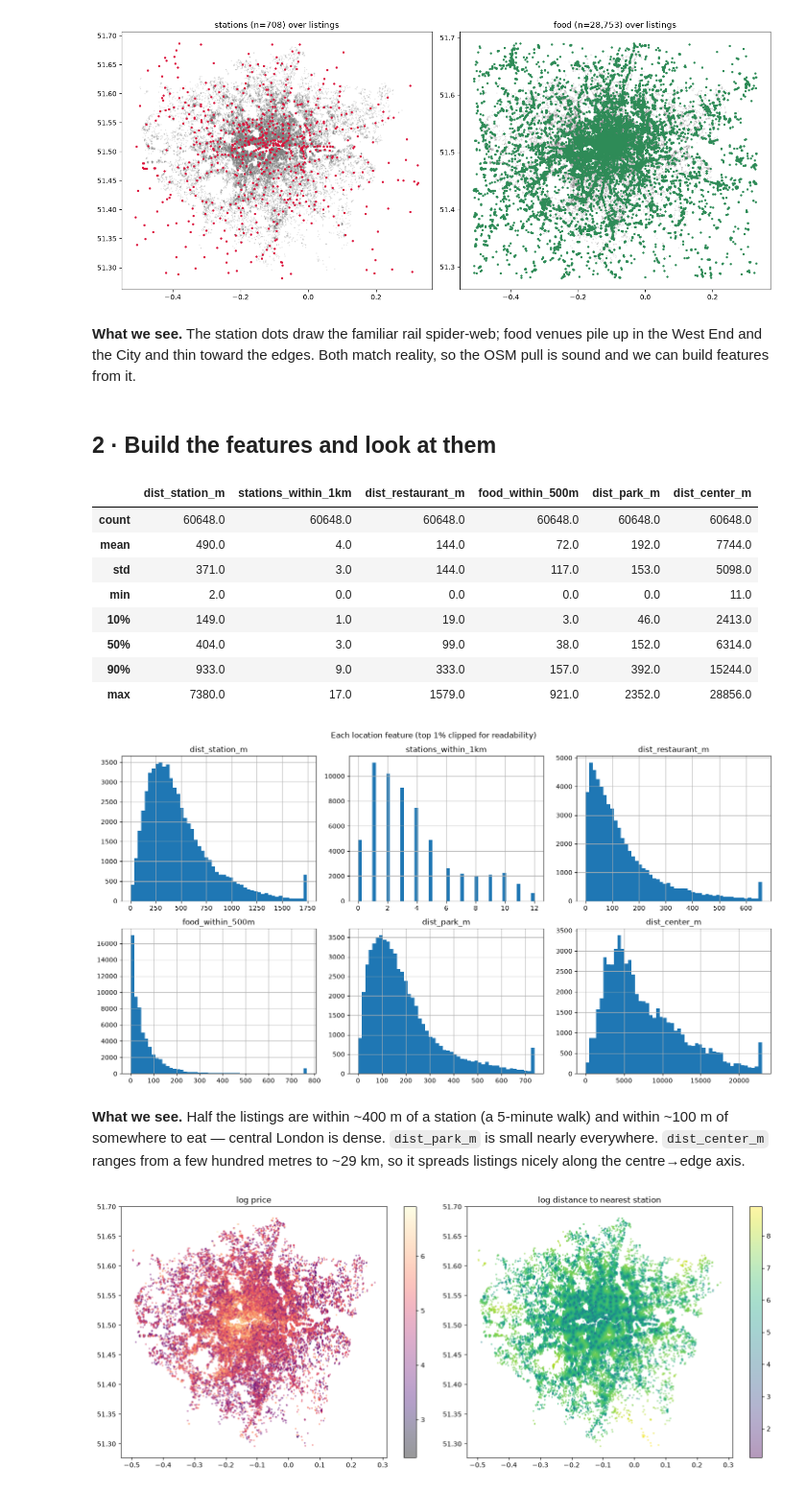
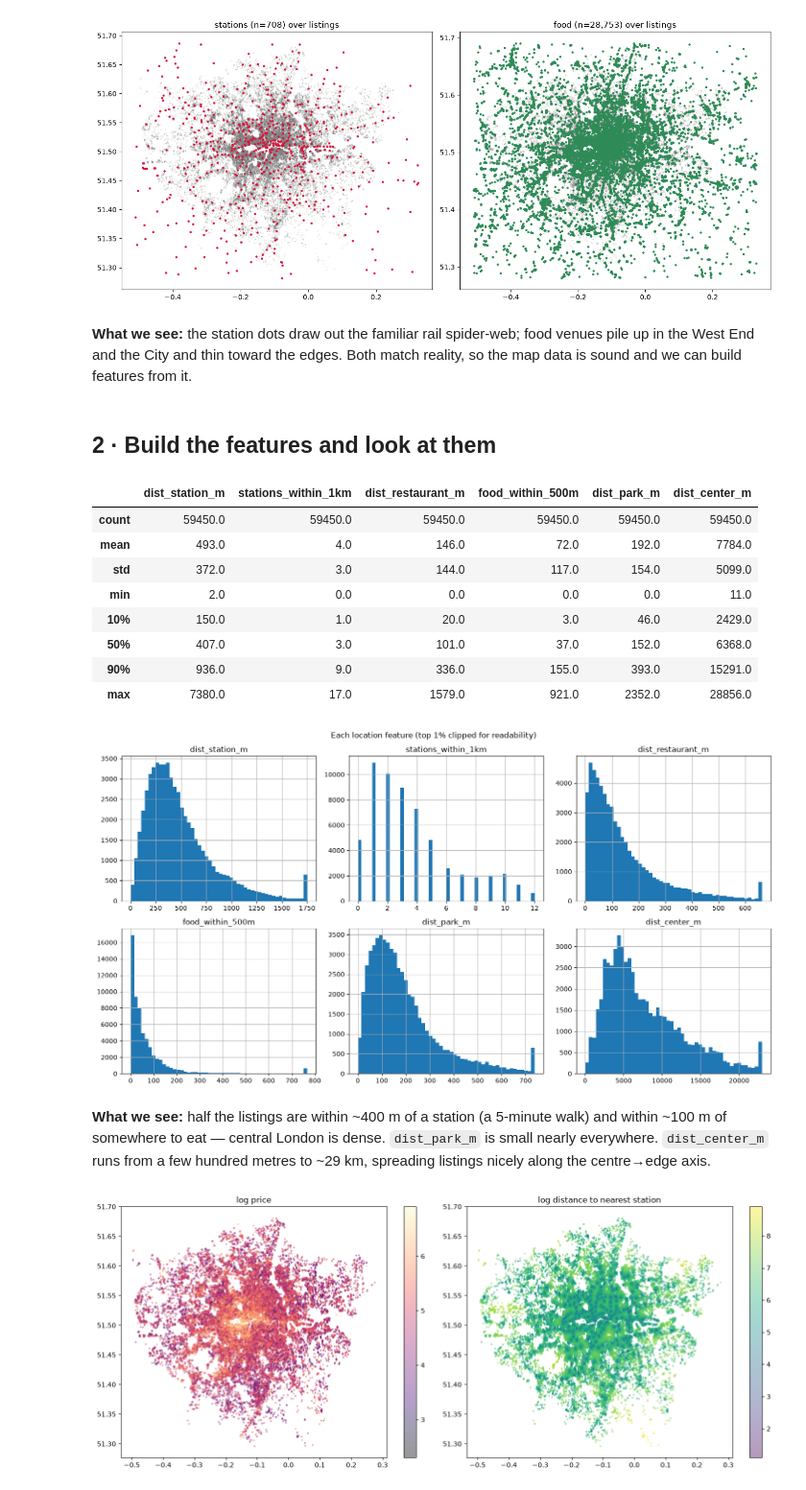
Before and after one commit to KevST14/london-rent-reality-check, a Jupyter notebook: notebooks/02_geo_features.ipynb, the cells around one changed output. Shown at 96% size. Cells and saved outputs as stored; diff of their text form; code cells hidden in the pictures.

```diff
--- a/notebooks/02_geo_features.ipynb
+++ b/notebooks/02_geo_features.ipynb
@@ -72,15 +104,19 @@ nonsense until I projected first.
 # %%
-import numpy as np
 import pandas as pd
-import matplotlib.pyplot as plt
 
 from londonrent.data import build_interim
-from londonrent.geo import fetch_pois, add_location_features, LOCATION_FEATURES
+from londonrent.features import collapse_property_type
+from londonrent.geo import LOCATION_FEATURES, add_location_features, fetch_pois
 
-# Same scope as notebook 01, so this experiment is on the data the model will use.
+# Same scope as the modelling notebooks: £10-1000/night, entire-home + private-room,
+# and drop the ~1,200 hotel rooms (they price like hotels, not homes - see nb 01/03).
 df = build_interim()
-df = df[df["price"].between(10, 1000) &
-        df["room_type"].isin(["Entire home/apt", "Private room"])].copy()
+df["property_class"] = collapse_property_type(df["property_type"])
+df = df[
+    df["price"].between(10, 1000)
+    & df["room_type"].isin(["Entire home/apt", "Private room"])
+    & (df["property_class"] != "hotel")
+].copy()
 df["log_price"] = np.log(df["price"])
 print(f"{len(df):,} listings in scope")
 # %% [output]
@@ -119,43 +152,41 @@ plt.tight_layout()
 # %% [output]
 [figure]
 # %% [markdown]
-**What we see.** The station dots draw the familiar rail spider-web; food venues
-pile up in the West End and the City and thin toward the edges. Both match reality,
-so the OSM pull is sound and we can build features from it.
+**What we see:** the station dots draw out the familiar rail spider-web; food
+venues pile up in the West End and the City and thin toward the edges. Both match
+reality, so the map data is sound and we can build features from it.
 # %% [markdown]
 ## 2 · Build the features and look at them
 # %%
 # add_location_features() does the projection-and-measure dance for every listing:
-# project listings and POIs to metres (EPSG:27700), then for each listing find the
-# nearest POI and count POIs within a radius. Under the hood it uses a KD-tree
-# (see the "deeper" note in section 3) so 60k listings x tens of thousands of POIs
-# runs in a second rather than minutes.
+# project listings and POIs to metres, then for each listing find the nearest POI
+# and count POIs within a radius. It uses a KD-tree - a data structure that splits
+# the plane recursively so "find the closest point" costs about log(N) checks
+# instead of comparing against all ~30,000 POIs. 60k listings run in ~1 second.
 df = add_location_features(df, pois)
-df[LOCATION_FEATURES].describe(percentiles=[.1, .5, .9]).round(0)
+df[LOCATION_FEATURES].describe(percentiles=[0.1, 0.5, 0.9]).round(0)
 # %% [output]
 |  | dist_station_m | stations_within_1km | dist_restaurant_m | food_within_500m | dist_park_m | dist_center_m |
-| count | 60648.0 | 60648.0 | 60648.0 | 60648.0 | 60648.0 | 60648.0 |
-| mean | 490.0 | 4.0 | 144.0 | 72.0 | 192.0 | 7744.0 |
-| std | 371.0 | 3.0 | 144.0 | 117.0 | 153.0 | 5098.0 |
+| count | 59450.0 | 59450.0 | 59450.0 | 59450.0 | 59450.0 | 59450.0 |
+| mean | 493.0 | 4.0 | 146.0 | 72.0 | 192.0 | 7784.0 |
+| std | 372.0 | 3.0 | 144.0 | 117.0 | 154.0 | 5099.0 |
 | min | 2.0 | 0.0 | 0.0 | 0.0 | 0.0 | 11.0 |
-| 10% | 149.0 | 1.0 | 19.0 | 3.0 | 46.0 | 2413.0 |
-| 50% | 404.0 | 3.0 | 99.0 | 38.0 | 152.0 | 6314.0 |
-| 90% | 933.0 | 9.0 | 333.0 | 157.0 | 392.0 | 15244.0 |
+| 10% | 150.0 | 1.0 | 20.0 | 3.0 | 46.0 | 2429.0 |
+| 50% | 407.0 | 3.0 | 101.0 | 37.0 | 152.0 | 6368.0 |
+| 90% | 936.0 | 9.0 | 336.0 | 155.0 | 393.0 | 15291.0 |
 | max | 7380.0 | 17.0 | 1579.0 | 921.0 | 2352.0 | 28856.0 |
 # %%
-# Distributions of each new feature. Clipped at the 99th percentile for display so
-# a few far-flung listings don't flatten every histogram.
 fig, axes = plt.subplots(2, 3, figsize=(15, 8))
 for ax, col in zip(axes.ravel(), LOCATION_FEATURES):
-    df[col].clip(upper=df[col].quantile(.99)).hist(bins=50, ax=ax)
+    df[col].clip(upper=df[col].quantile(0.99)).hist(bins=50, ax=ax)  # clip top 1% for readability
     ax.set_title(col)
 fig.suptitle("Each location feature (top 1% clipped for readability)")
 plt.tight_layout()
 # %% [output]
-[figure, old version]
+[figure, new version]
 # %% [markdown]
-**What we see.** Half the listings are within ~400 m of a station (a 5-minute walk)
-and within ~100 m of somewhere to eat — central London is dense. `dist_park_m` is
-small nearly everywhere. `dist_center_m` ranges from a few hundred metres to ~29 km,
-so it spreads listings nicely along the centre→edge axis.
+**What we see:** half the listings are within ~400 m of a station (a 5-minute
+walk) and within ~100 m of somewhere to eat — central London is dense.
+`dist_park_m` is small nearly everywhere. `dist_center_m` runs from a few hundred
+metres to ~29 km, spreading listings nicely along the centre→edge axis.
 # %%
```
Also changed, not shown: parts of 17 cells of this notebook, 5 other files.
